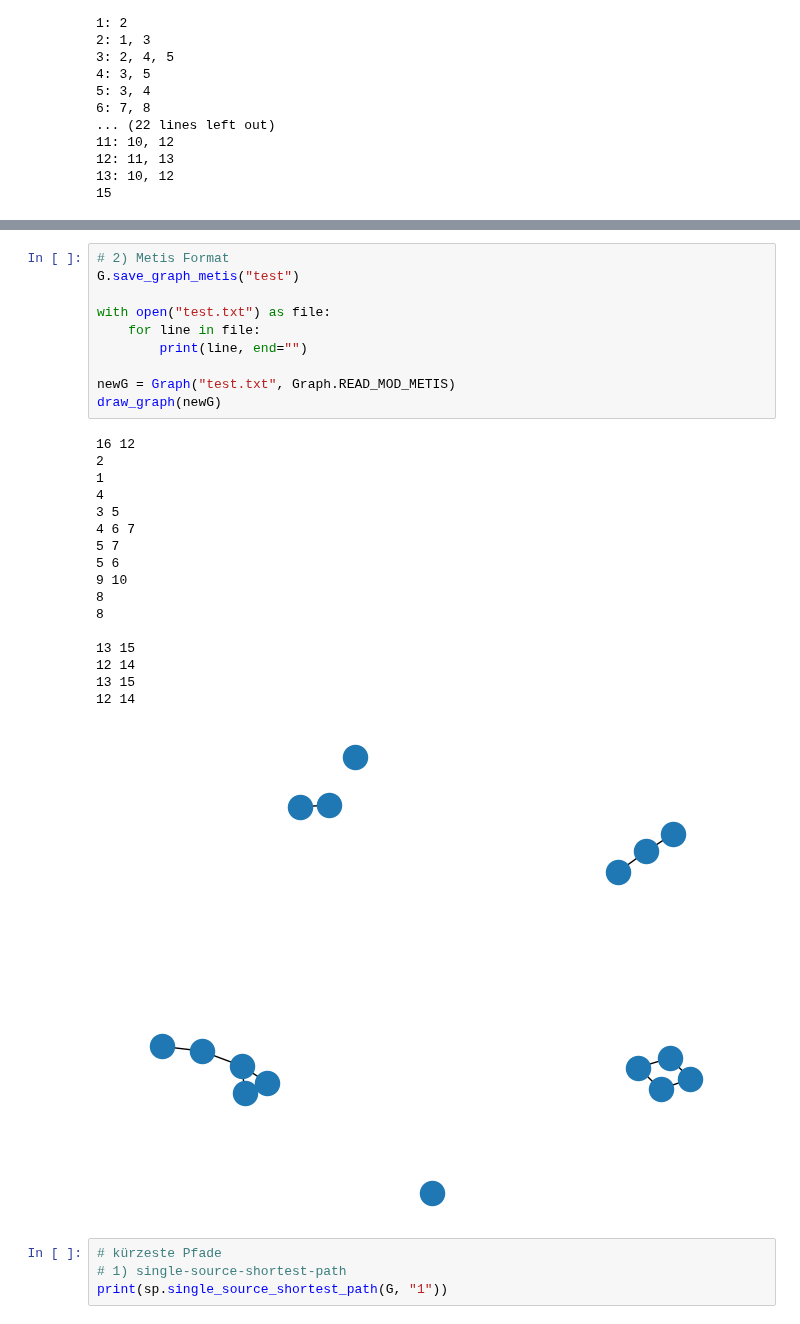
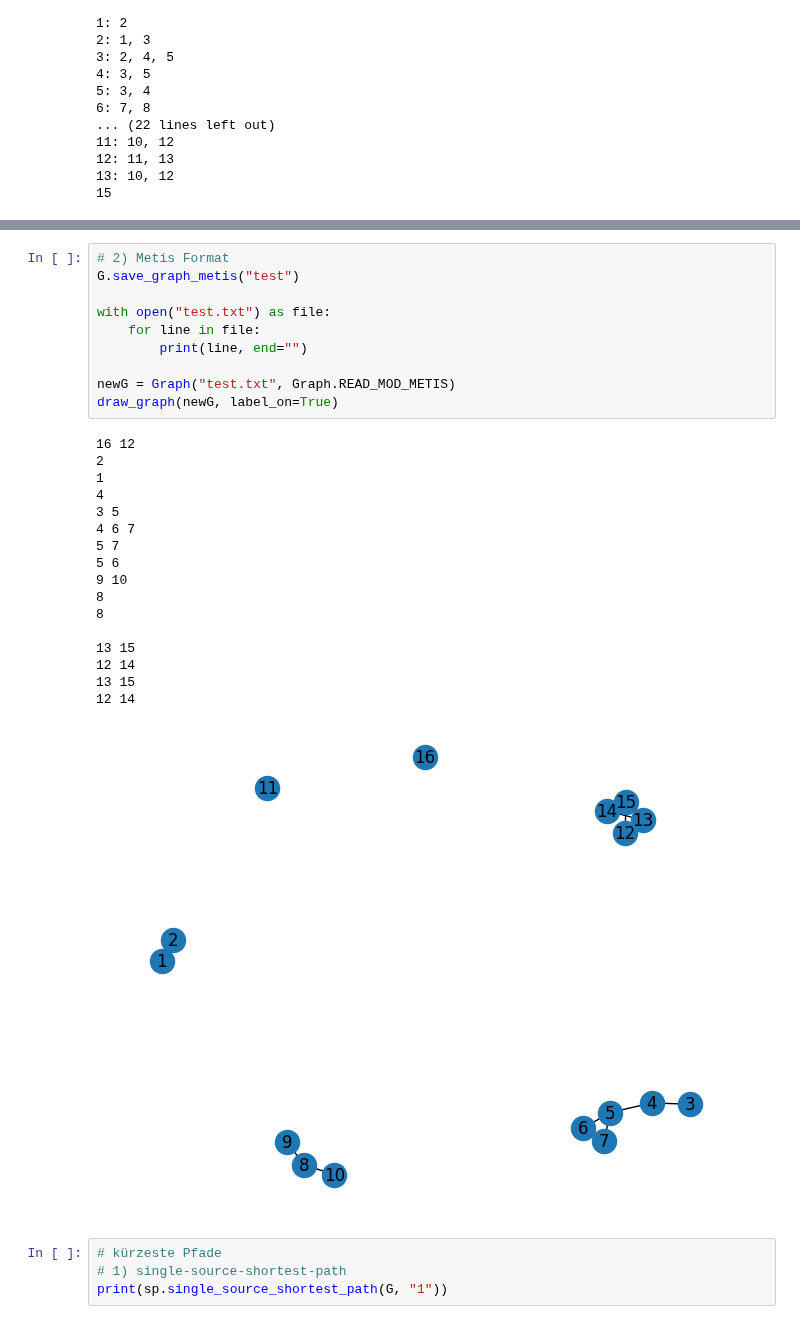
Before and after one commit to Hanno1/AlgorithmischeNetzwerkanalyseLAB, a Jupyter notebook: presentation_task1.ipynb, the cells around one changed output, grey strips where cells are left out. Drawn from its saved outputs; the diff is of its cells as text.

```diff
--- a/presentation_task1.ipynb
+++ b/presentation_task1.ipynb
@@ -165,31 +175,31 @@ draw_graph(newG)
 # %%
 # 2) Metis Format
 G.save_graph_metis("test")
 
 with open("test.txt") as file:
     for line in file:
         print(line, end="")
 
 newG = Graph("test.txt", Graph.READ_MOD_METIS)
-draw_graph(newG)
+draw_graph(newG, label_on=True)
 # %% [output]
 16 12
 2
 1
 4
 3 5
 4 6 7
 5 7
 5 6
 9 10
 8
 8
 
 13 15
 12 14
 13 15
 12 14
-[figure, old version]
+[figure, new version]
 # %%
 # kürzeste Pfade
 # 1) single-source-shortest-path
```
Also changed, not shown: parts of 17 cells of this notebook, 1 other file.
